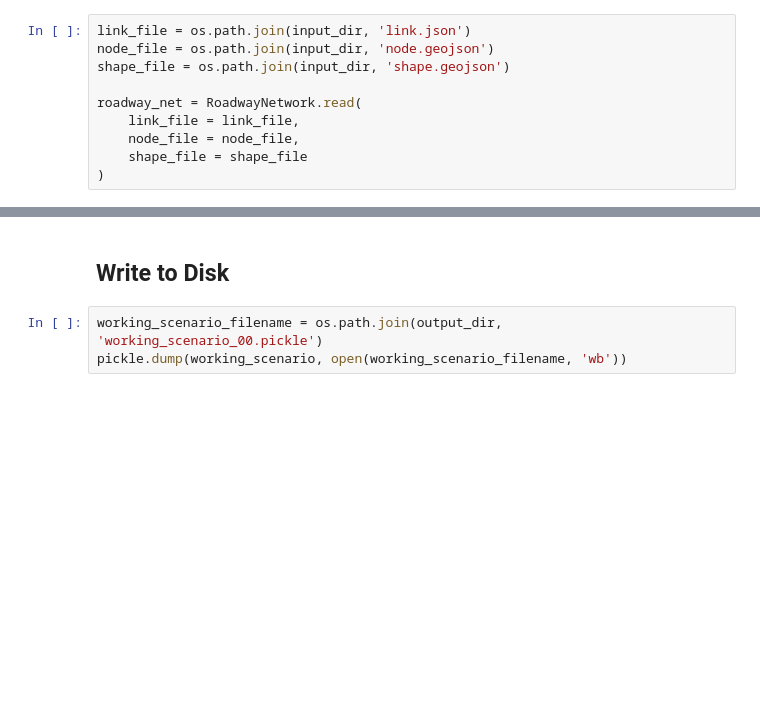
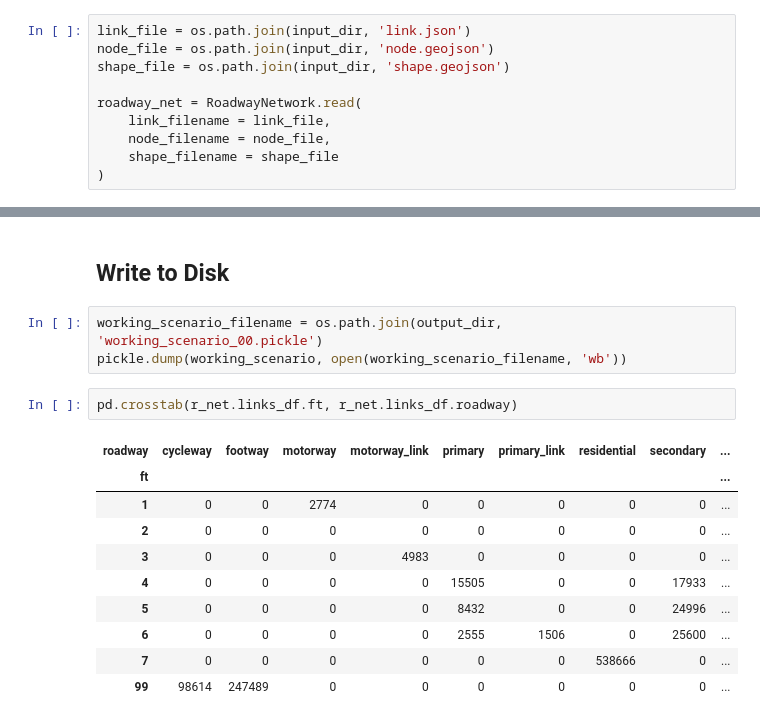
Before and after one commit to BayAreaMetro/travel-model-two-networks, a Jupyter notebook: notebooks/01-attribute-and-make-pickles.ipynb, the cells around one changed output, grey strips where cells are left out. Cells and saved outputs as stored; diff of their text form; blank space fills up the shorter version.

```diff
--- a/notebooks/01-attribute-and-make-pickles.ipynb
+++ b/notebooks/01-attribute-and-make-pickles.ipynb
@@ -48,8 +50,8 @@ node_file = os.path.join(input_dir, 'node.geojson')
 shape_file = os.path.join(input_dir, 'shape.geojson')
 
 roadway_net = RoadwayNetwork.read(
-    link_file = link_file,
-    node_file = node_file,
-    shape_file = shape_file
+    link_filename = link_file,
+    node_filename = node_file,
+    shape_filename = shape_file
 )
 # %% [output]
@@ -207,3 +213,16 @@ working_scenario = Scenario.create_scenario(base_scenario = base_scenario)
 # %%
 working_scenario_filename = os.path.join(output_dir, 'working_scenario_00.pickle')
 pickle.dump(working_scenario, open(working_scenario_filename, 'wb'))
+# %%
+pd.crosstab(r_net.links_df.ft, r_net.links_df.roadway)
+# %% [output]
+| roadway | cycleway | footway | motorway | motorway_link | primary | primary_link | residential | secondary | ... |
+| ft |  |  |  |  |  |  |  |  | ... |
+| 1 | 0 | 0 | 2774 | 0 | 0 | 0 | 0 | 0 | ... |
+| 2 | 0 | 0 | 0 | 0 | 0 | 0 | 0 | 0 | ... |
+| 3 | 0 | 0 | 0 | 4983 | 0 | 0 | 0 | 0 | ... |
+| 4 | 0 | 0 | 0 | 0 | 15505 | 0 | 0 | 17933 | ... |
+| 5 | 0 | 0 | 0 | 0 | 8432 | 0 | 0 | 24996 | ... |
+| 6 | 0 | 0 | 0 | 0 | 2555 | 1506 | 0 | 25600 | ... |
+| 7 | 0 | 0 | 0 | 0 | 0 | 0 | 538666 | 0 | ... |
+| 99 | 98614 | 247489 | 0 | 0 | 0 | 0 | 0 | 0 | ... |
```
Also changed, not shown: parts of 9 cells of this notebook, 1 other file.
